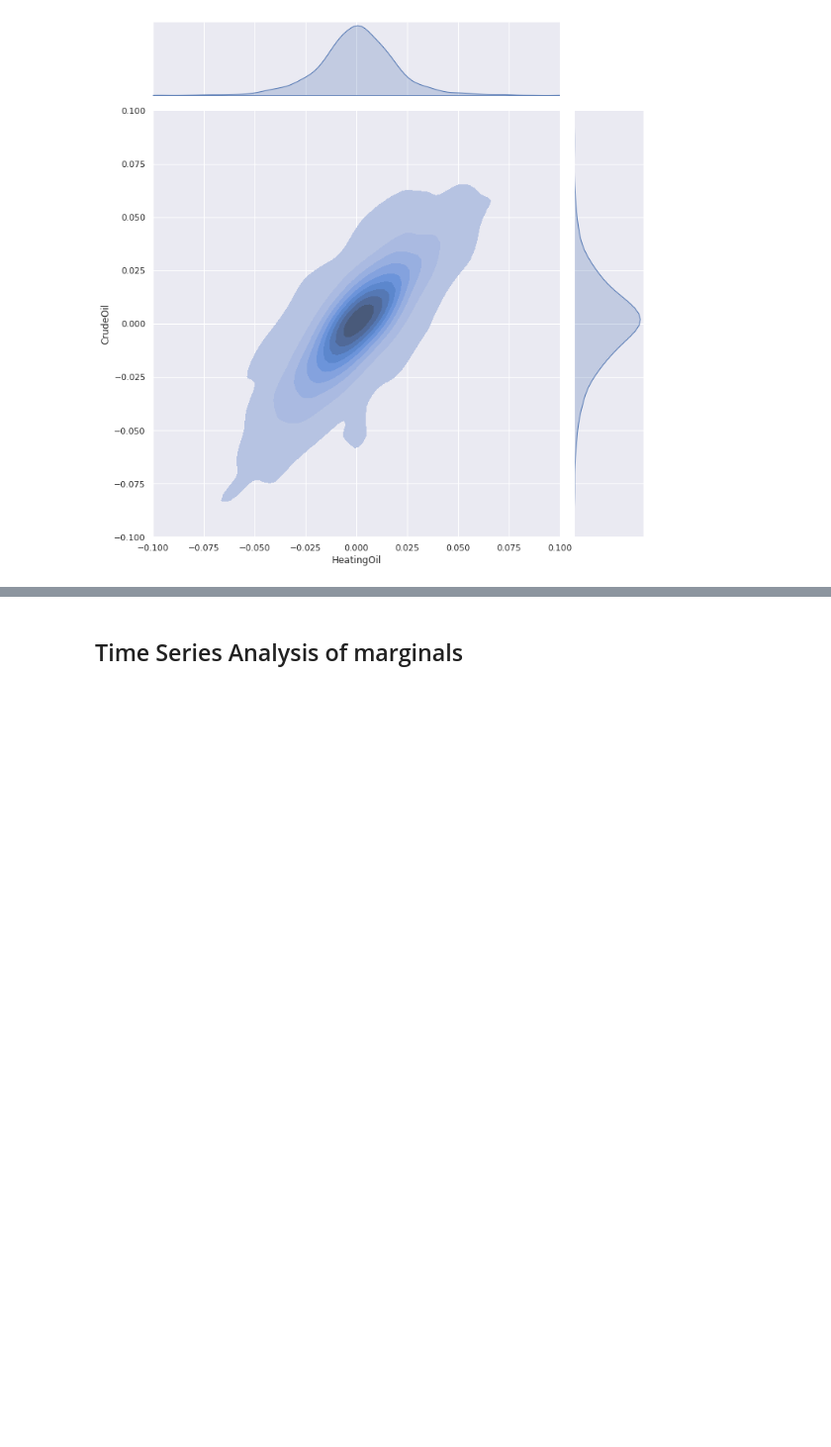
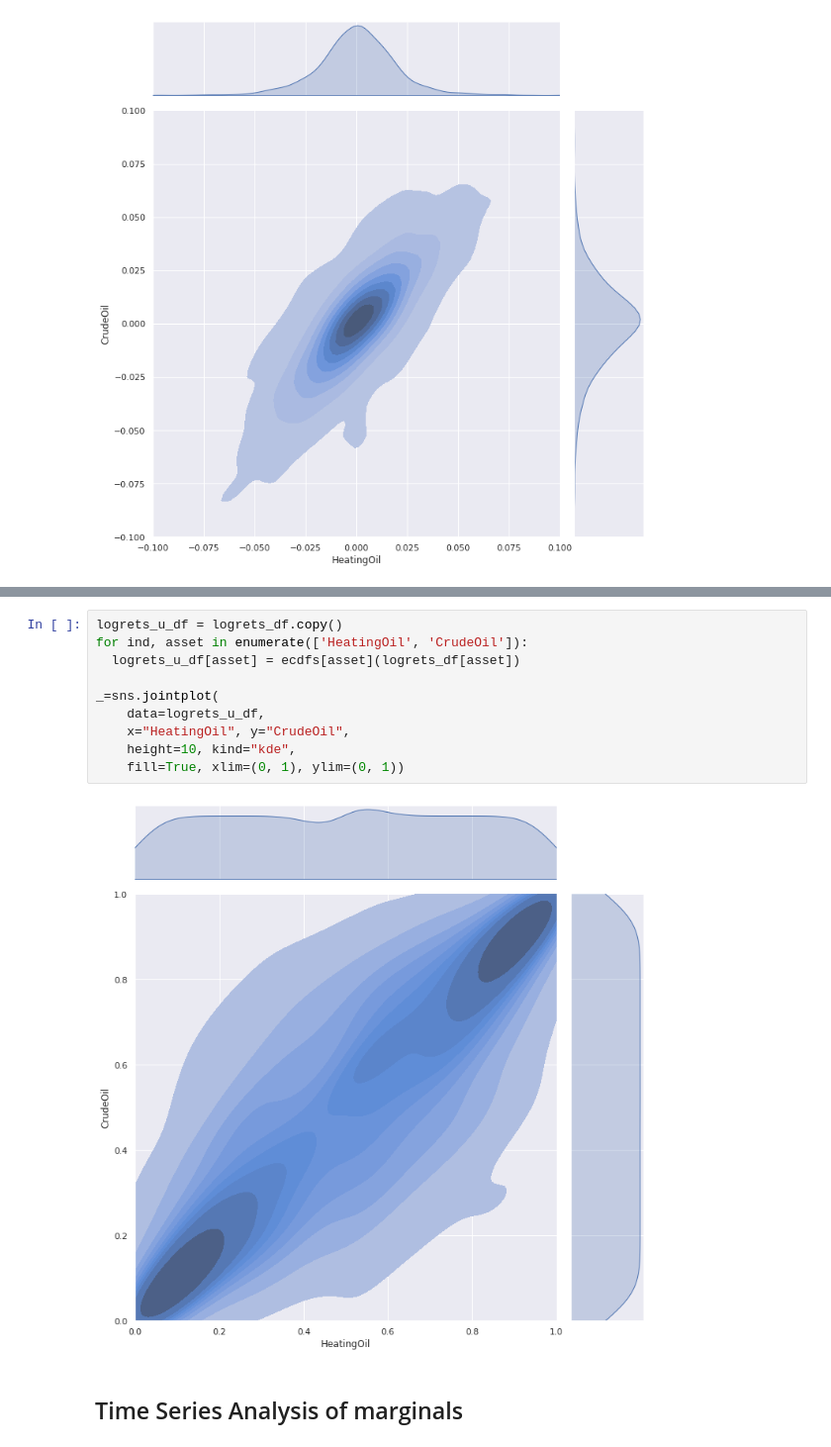
Before and after one commit to PiotMik/spread-options, a Jupyter notebook: Copulas.ipynb, the cells around one changed output, grey strips where cells are left out. Shown: that part at 99% size. Cells and saved outputs as stored; diff of their text form; blank space fills up the shorter version.

```diff
--- a/Copulas.ipynb
+++ b/Copulas.ipynb
@@ -153,3 +170,15 @@ _=sns.jointplot(
+# %%
+logrets_u_df = logrets_df.copy()
+for ind, asset in enumerate(['HeatingOil', 'CrudeOil']):
+  logrets_u_df[asset] = ecdfs[asset](logrets_df[asset])
+
+_=sns.jointplot(
+    data=logrets_u_df,
+    x="HeatingOil", y="CrudeOil",
+    height=10, kind="kde",
+    fill=True, xlim=(0, 1), ylim=(0, 1))
+# %% [output]
+[figure, added]
 # %% [markdown]
 ## Time Series Analysis of marginals
 # %%
```
Also changed, not shown: parts of 2 cells of this notebook.
